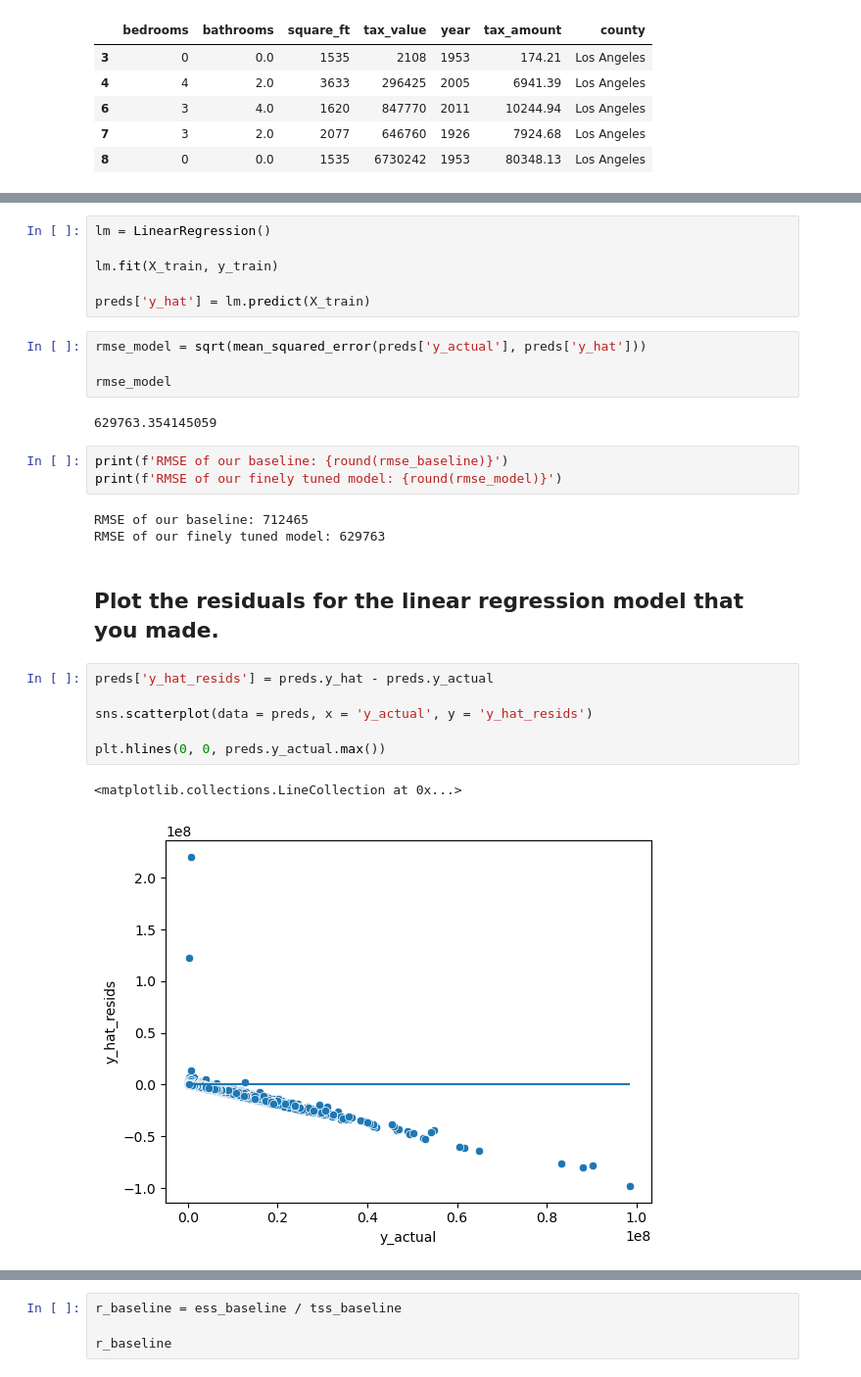
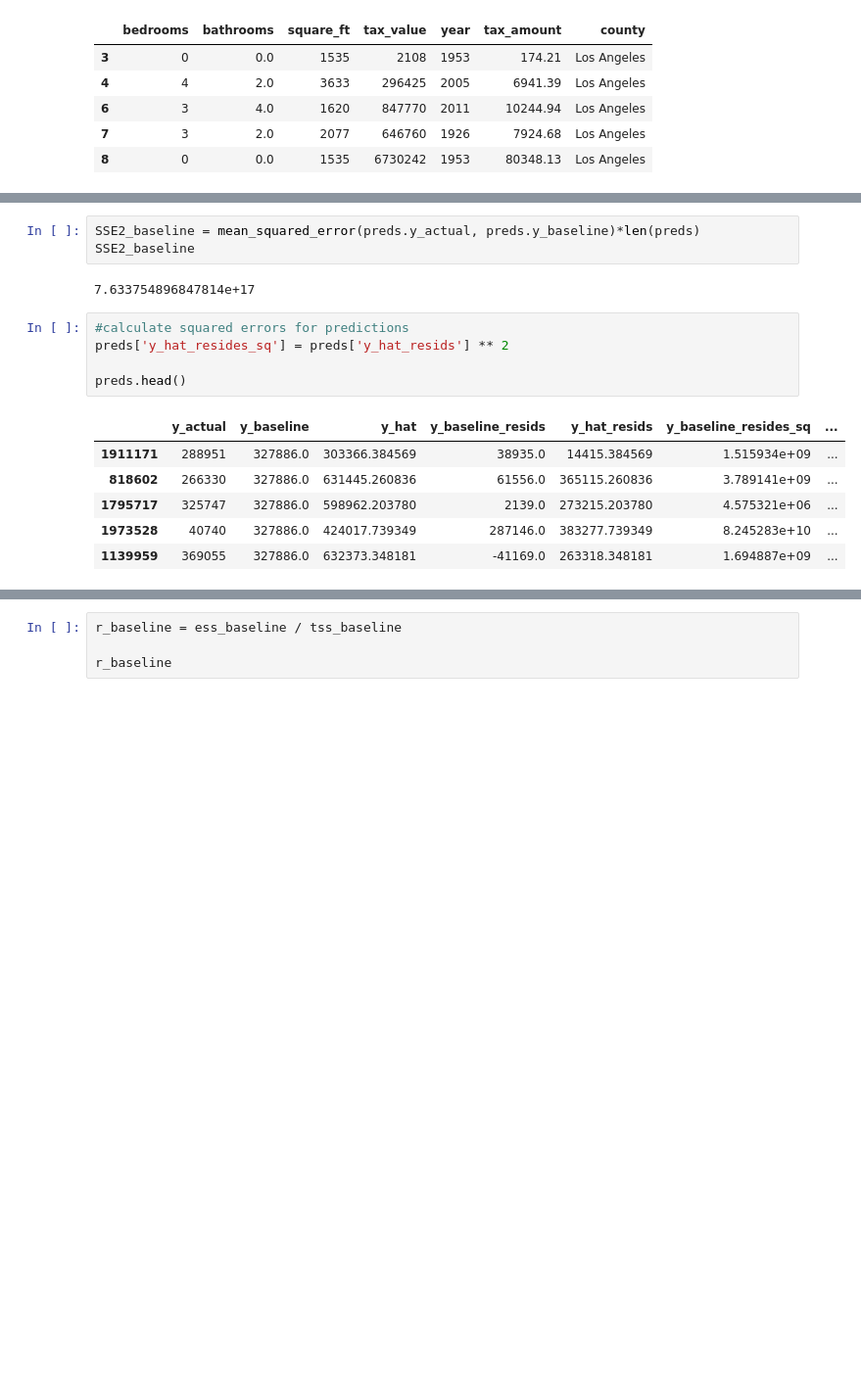
Before and after one commit to Msalazar2/regression-exercises, a Jupyter notebook: evaluation.ipynb, the cells around one changed output, grey strips where cells are left out. Shown at 98% size. Saved outputs shown, nothing was run; the diff lists cells and outputs as text; blank space fills up the shorter version.

```diff
--- a/evaluation.ipynb
+++ b/evaluation.ipynb
@@ -107,29 +140,17 @@ rmse_baseline
-# %%
-lm = LinearRegression()
-
-lm.fit(X_train, y_train)
-
-preds['y_hat'] = lm.predict(X_train)
-# %%
-rmse_model = sqrt(mean_squared_error(preds['y_actual'], preds['y_hat']))
-
-rmse_model
-# %% [output]
-629763.354145059
-# %%
-print(f'RMSE of our baseline: {round(rmse_baseline)}')
-print(f'RMSE of our finely tuned model: {round(rmse_model)}')
-# %% [output]
-RMSE of our baseline: 712465
-RMSE of our finely tuned model: 629763
-# %% [markdown]
-## Plot the residuals for the linear regression model that you made.
-# %%
-preds['y_hat_resids'] = preds.y_hat - preds.y_actual
-
-sns.scatterplot(data = preds, x = 'y_actual', y = 'y_hat_resids')
-
-plt.hlines(0, 0, preds.y_actual.max())
-# %% [output]
-<matplotlib.collections.LineCollection at 0x...>
-[figure, removed]
+# %%
+SSE2_baseline = mean_squared_error(preds.y_actual, preds.y_baseline)*len(preds)
+SSE2_baseline
+# %% [output]
+7.633754896847814e+17
+# %%
+#calculate squared errors for predictions
+preds['y_hat_resides_sq'] = preds['y_hat_resids'] ** 2
+
+preds.head()
+# %% [output]
+|  | y_actual | y_baseline | y_hat | y_baseline_resids | y_hat_resids | y_baseline_resides_sq | ... |
+| 1911171 | 288951 | 327886.0 | 303366.384569 | 38935.0 | 14415.384569 | 1.515934e+09 | ... |
+| 818602 | 266330 | 327886.0 | 631445.260836 | 61556.0 | 365115.260836 | 3.789141e+09 | ... |
+| 1795717 | 325747 | 327886.0 | 598962.203780 | 2139.0 | 273215.203780 | 4.575321e+06 | ... |
+| 1973528 | 40740 | 327886.0 | 424017.739349 | 287146.0 | 383277.739349 | 8.245283e+10 | ... |
+| 1139959 | 369055 | 327886.0 | 632373.348181 | -41169.0 | 263318.348181 | 1.694887e+09 | ... |
```
Also changed, not shown: parts of 71 cells of this notebook, 1 other file.
